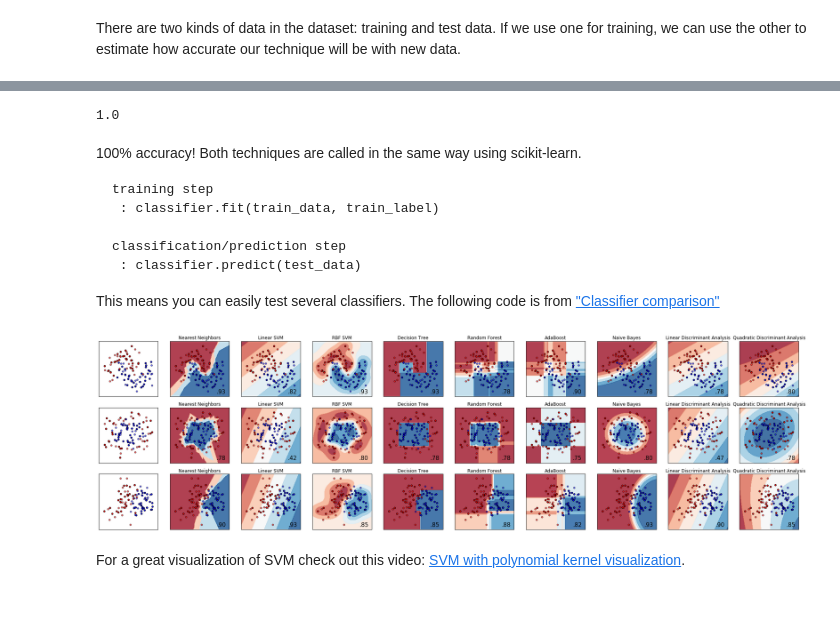
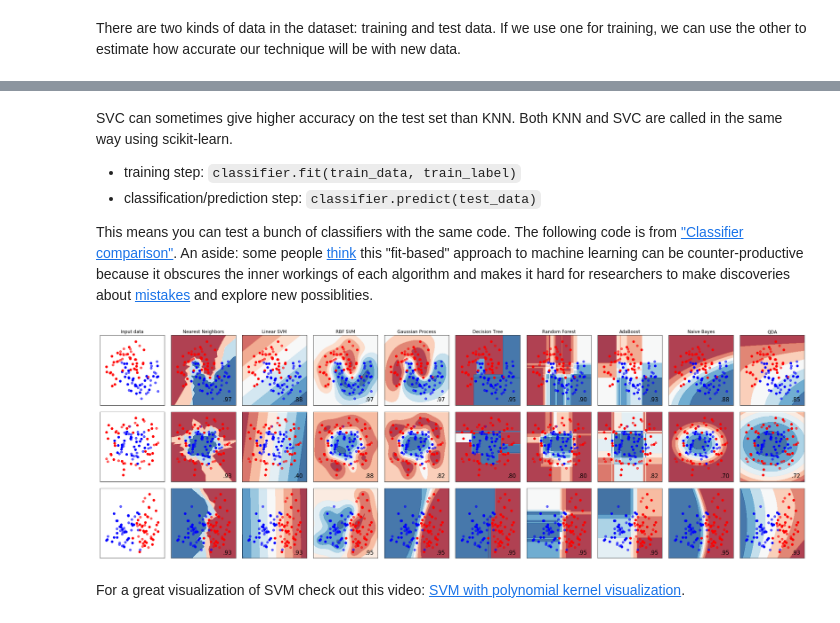
Before and after one commit to kylemcdonald/ml-examples, a Jupyter notebook: workshop/supervised_learning/Supervised Learning.ipynb, the cells around one changed output, grey strips where cells are left out. Cells and saved outputs as stored; diff of their text form; code cells hidden in the pictures.

Commit message:
updated jupyter intro and supervised learning intro

````diff
--- a/workshop/supervised_learning/Supervised Learning.ipynb
+++ b/workshop/supervised_learning/Supervised Learning.ipynb
@@ -126,8 +149,11 @@ Next, we use all of 4 features, but still with the nearest neighbors classifier.
 # %%
-x_train, x_test, y_train, y_test = train_test_split(x, y, test_size=0.2)
+from sklearn.svm import SVC
 
-knn = KNeighborsClassifier()
-knn.fit(x_train, y_train)
-prediction = knn.predict(x_test)
-print np.count_nonzero(prediction==y_test) / float(prediction.size)
+x_train, x_test, y_train, y_test = train_test_split(iris.data, iris.target, test_size=0.4)
+
+svc = SVC()
+svc.fit(x_train, y_train)
+prediction = svc.predict(x_test)
+correct = np.count_nonzero(prediction==y_test)
+(100 * correct) / prediction.size
 # %% [output]
@@ -141,24 +161,10 @@ Support vector machines (SVM) are one of the most powerful classifiers, also cal
-# %%
-from sklearn.svm import SVC
-
-svc = SVC()
-svc.fit(x_train, y_train)
-prediction = svc.predict(x_test)
-print np.count_nonzero(prediction==y_test) / float(prediction.size)
-# %% [output]
-1.0
 # %% [markdown]
-100% accuracy! Both techniques are called in the same way using scikit-learn.
+SVC can sometimes give higher accuracy on the test set than KNN. Both KNN and SVC are called in the same way using scikit-learn.
 
-```
-training step
- : classifier.fit(train_data, train_label)
+- training step: `classifier.fit(train_data, train_label)`
+- classification/prediction step: `classifier.predict(test_data)`
 
-classification/prediction step
- : classifier.predict(test_data)
-```
-
-This means you can easily test several classifiers. The following code is from ["Classifier comparison"](http://scikit-learn.org/stable/auto_examples/classification/plot_classifier_comparison.html#example-classification-plot-classifier-comparison-py)
+This means you can test a bunch of classifiers with the same code. The following code is from ["Classifier comparison"](http://scikit-learn.org/stable/auto_examples/classification/plot_classifier_comparison.html#example-classification-plot-classifier-comparison-py). An aside: some people [think](https://twitter.com/dustinvtran/status/832021915187425281) this "fit-based" approach to machine learning can be counter-productive because it obscures the inner workings of each algorithm and makes it hard for researchers to make discoveries about [mistakes](http://www.pnas.org/content/113/28/7900.abstract) and explore new possiblities.
 # %%
 %matplotlib inline
 # Code source: Gaël Varoquaux
@@ -169,31 +175,34 @@ This means you can easily test several classifiers. The following code is from [
 import numpy as np
 import matplotlib.pyplot as plt
 from matplotlib.colors import ListedColormap
-from sklearn.cross_validation import train_test_split
+from sklearn.model_selection import train_test_split
 from sklearn.preprocessing import StandardScaler
 from sklearn.datasets import make_moons, make_circles, make_classification
+from sklearn.neural_network import MLPClassifier
 from sklearn.neighbors import KNeighborsClassifier
 from sklearn.svm import SVC
+from sklearn.gaussian_process import GaussianProcessClassifier
+from sklearn.gaussian_process.kernels import RBF
 from sklearn.tree import DecisionTreeClassifier
 from sklearn.ensemble import RandomForestClassifier, AdaBoostClassifier
 from sklearn.naive_bayes import GaussianNB
-from sklearn.discriminant_analysis import LinearDiscriminantAnalysis
 from sklearn.discriminant_analysis import QuadraticDiscriminantAnalysis
 
 h = .02  # step size in the mesh
 
-names = ["Nearest Neighbors", "Linear SVM", "RBF SVM", "Decision Tree",
-         "Random Forest", "AdaBoost", "Naive Bayes", "Linear Discriminant Analysis",
-         "Quadratic Discriminant Analysis"]
+names = ["Nearest Neighbors", "Linear SVM", "RBF SVM", "Gaussian Process",
+         "Decision Tree", "Random Forest", "AdaBoost",
+         "Naive Bayes", "QDA"]
+
 classifiers = [
     KNeighborsClassifier(3),
     SVC(kernel="linear", C=0.025),
     SVC(gamma=2, C=1),
+    GaussianProcessClassifier(1.0 * RBF(1.0), warm_start=True),
     DecisionTreeClassifier(max_depth=5),
     RandomForestClassifier(max_depth=5, n_estimators=10, max_features=1),
     AdaBoostClassifier(),
     GaussianNB(),
-    LinearDiscriminantAnalysis(),
     QuadraticDiscriminantAnalysis()]
 
 X, y = make_classification(n_features=2, n_redundant=0, n_informative=2,
@@ -204,17 +213,17 @@ linearly_separable = (X, y)
 
 datasets = [make_moons(noise=0.3, random_state=0),
             make_circles(noise=0.2, factor=0.5, random_state=1),
-            linearly_separable
-            ]
+            linearly_separable]
 
 figure = plt.figure(figsize=(27, 9))
 i = 1
 # iterate over datasets
-for ds in datasets:
+for ds_cnt, ds in enumerate(datasets):
     # preprocess dataset, split into training and test part
     X, y = ds
     X = StandardScaler().fit_transform(X)
-    X_train, X_test, y_train, y_test = train_test_split(X, y, test_size=.4)
+    X_train, X_test, y_train, y_test = \
+        train_test_split(X, y, test_size=.4, random_state=42)
 
     x_min, x_max = X[:, 0].min() - .5, X[:, 0].max() + .5
     y_min, y_max = X[:, 1].min() - .5, X[:, 1].max() + .5
@@ -225,6 +234,8 @@ for ds in datasets:
     cm = plt.cm.RdBu
     cm_bright = ListedColormap(['#FF0000', '#0000FF'])
     ax = plt.subplot(len(datasets), len(classifiers) + 1, i)
+    if ds_cnt == 0:
+        ax.set_title("Input data")
     # Plot the training points
     ax.scatter(X_train[:, 0], X_train[:, 1], c=y_train, cmap=cm_bright)
     # and testing points
@@ -240,36 +251,37 @@ for ds in datasets:
         ax = plt.subplot(len(datasets), len(classifiers) + 1, i)
         clf.fit(X_train, y_train)
         score = clf.score(X_test, y_test)
 
         # Plot the decision boundary. For that, we will assign a color to each
-        # point in the mesh [x_min, m_max]x[y_min, y_max].
+        # point in the mesh [x_min, x_max]x[y_min, y_max].
         if hasattr(clf, "decision_function"):
             Z = clf.decision_function(np.c_[xx.ravel(), yy.ravel()])
         else:
             Z = clf.predict_proba(np.c_[xx.ravel(), yy.ravel()])[:, 1]
 
         # Put the result into a color plot
         Z = Z.reshape(xx.shape)
         ax.contourf(xx, yy, Z, cmap=cm, alpha=.8)
 
         # Plot also the training points
         ax.scatter(X_train[:, 0], X_train[:, 1], c=y_train, cmap=cm_bright)
         # and testing points
         ax.scatter(X_test[:, 0], X_test[:, 1], c=y_test, cmap=cm_bright,
                    alpha=0.6)
 
         ax.set_xlim(xx.min(), xx.max())
         ax.set_ylim(yy.min(), yy.max())
         ax.set_xticks(())
         ax.set_yticks(())
-        ax.set_title(name)
+        if ds_cnt == 0:
+            ax.set_title(name)
         ax.text(xx.max() - .3, yy.min() + .3, ('%.2f' % score).lstrip('0'),
                 size=15, horizontalalignment='right')
         i += 1
 
-figure.subplots_adjust(left=.02, right=.98)
+plt.tight_layout()
 plt.show()
 # %% [output]
-[figure, old version]
+[figure, new version]
 # %% [markdown]
 For a great visualization of SVM check out this video: [SVM with polynomial kernel visualization](https://www.youtube.com/watch?v=3liCbRZPrZA).
````
Also changed, not shown: parts of 18 cells of this notebook, 1 other file.
